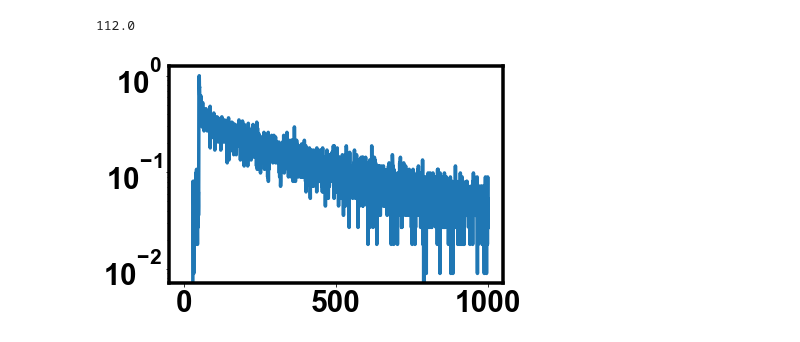
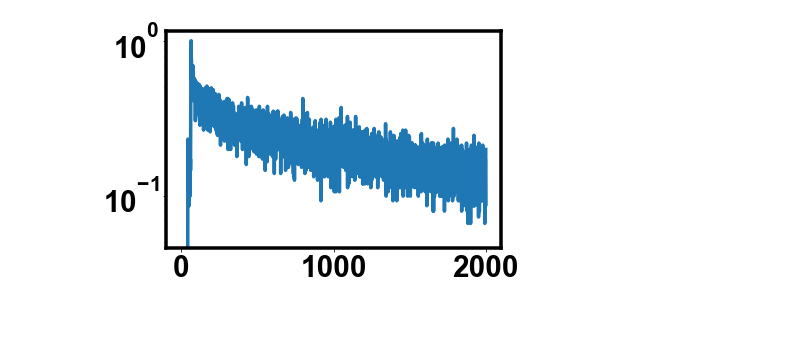
Before and after one commit to aaroncweaver/4_22_22_TRPL, a Jupyter notebook: SurfacePassivationData/SurfacePassivationData.ipynb, the cells around one changed output. Drawn from its saved outputs; the diff is of its cells as text; code cells hidden in the pictures.

```diff
--- a/SurfacePassivationData/SurfacePassivationData.ipynb
+++ b/SurfacePassivationData/SurfacePassivationData.ipynb
@@ -221,10 +221,9 @@ Pb_APDES_2_fit = pd.read_csv('/Users/aaron/OneDrive/Desktop/Chemistry/Lab/Data/7
 Pb_APTES_1_fit = pd.read_csv('/Users/aaron/OneDrive/Desktop/Chemistry/Lab/Data/7_12_22/APTES_br15_1M_7%PbI2_500kHz.csv', names=['XAxis', 'Counts'], delimiter=',',index_col=False, skiprows=np.argmax(Pb_APTES_1['Counts']))
 Pb_APTES_2_fit = pd.read_csv('/Users/aaron/OneDrive/Desktop/Chemistry/Lab/Data/7_12_22/APTES_br15_1M_7%PbI2_500kHz_2.csv', names=['XAxis', 'Counts'], delimiter=',',index_col=False, skiprows=np.argmax(Pb_APTES_2['Counts']))
 # %%
-print(np.max(AA_ref_1['Counts']))
-plt.plot(AA_ref_1['XAxis'].values, AA_ref_1['Counts'].values/np.max(AA_ref_1['Counts']))
+# print(np.max(AB_APDMS_2['Counts']))
+plt.plot(AB_APDMS_2['XAxis'].values, AB_APDMS_2['Counts'].values/np.max(AB_APDMS_2['Counts'].values))
 plt.yscale('log')
 # %% [output]
-112.0
-[figure, old version]
+[figure, new version]
 # %%
```
Also changed, not shown: parts of 10 cells of this notebook.
